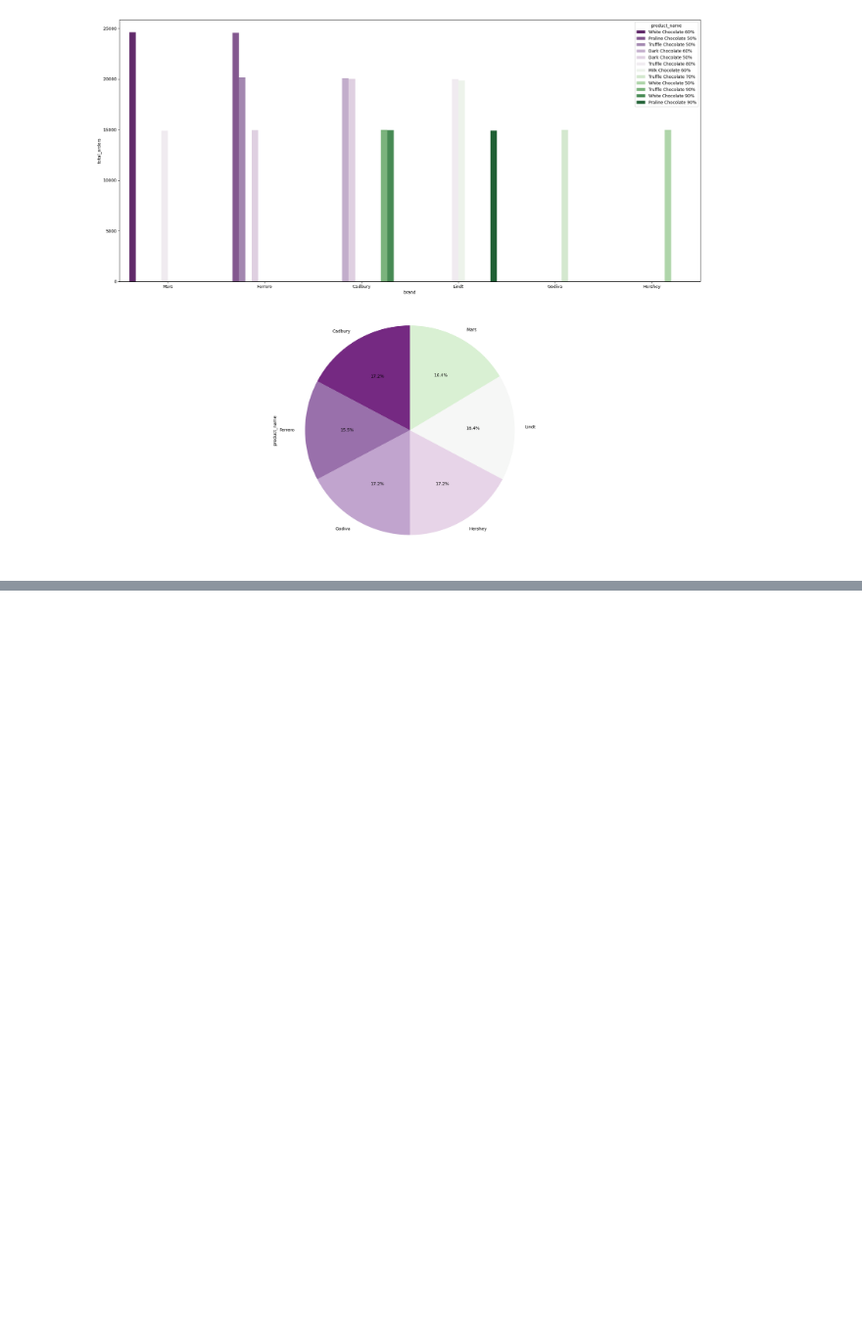
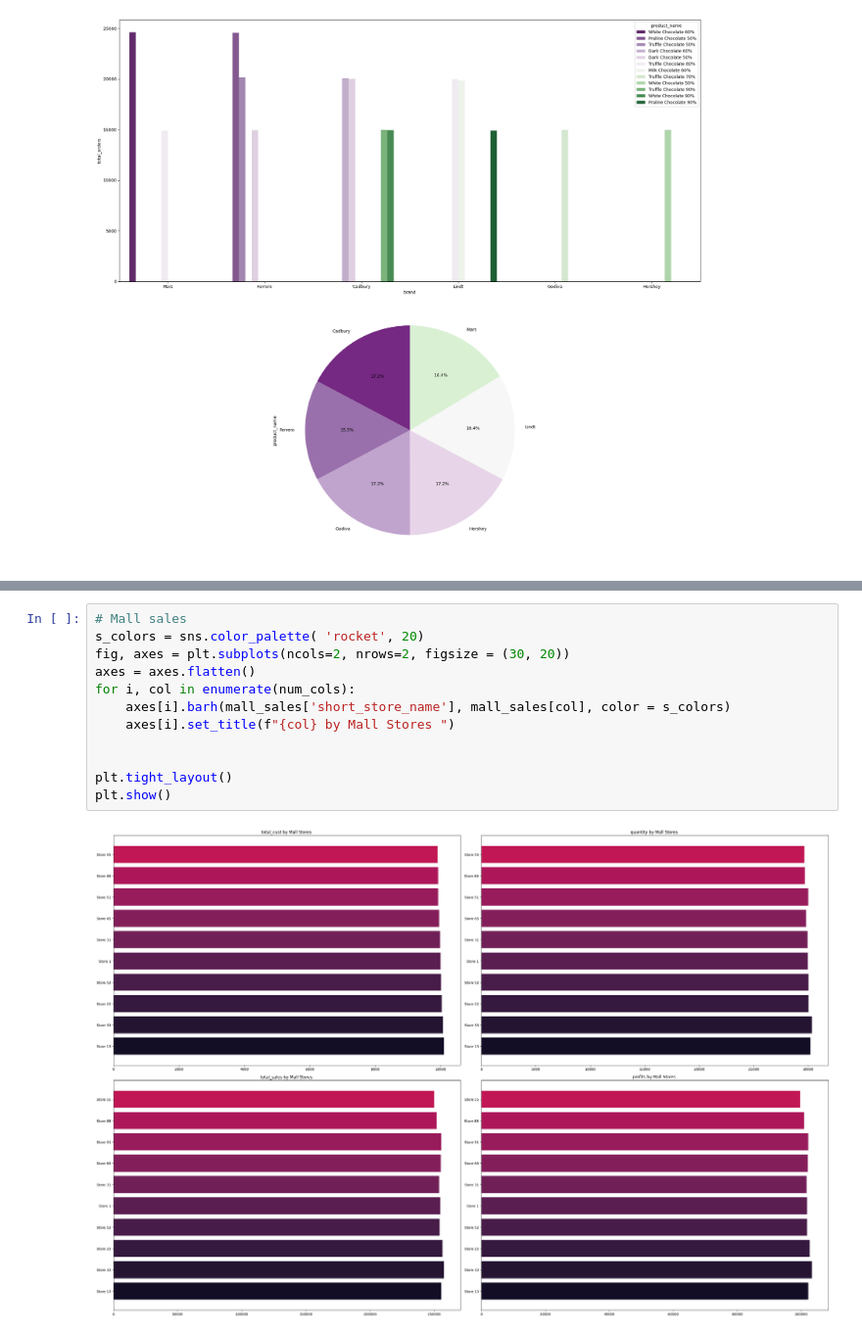
Before and after one commit to fa7hmed12121-eng/analyzing_chocolate_stores, a Jupyter notebook: pandas_charts/analyse_chocolate.ipynb, the cells around one changed output, grey strips where cells are left out. Shown at 98% size. Drawn from its saved outputs; the diff is of its cells as text; blank space fills up the shorter version.

```diff
--- a/pandas_charts/analyse_chocolate.ipynb
+++ b/pandas_charts/analyse_chocolate.ipynb
@@ -130,0 +239,14 @@ plt.show()
+# %%
+# Mall sales
+s_colors = sns.color_palette( 'rocket', 20)
+fig, axes = plt.subplots(ncols=2, nrows=2, figsize = (30, 20))
+axes = axes.flatten()
+for i, col in enumerate(num_cols):
+    axes[i].barh(mall_sales['short_store_name'], mall_sales[col], color = s_colors)
+    axes[i].set_title(f"{col} by Mall Stores ")
+
+
+plt.tight_layout()
+plt.show()
+# %% [output]
+[figure, added]
```
Also changed, not shown: parts of 13 cells of this notebook, 2 other files.
